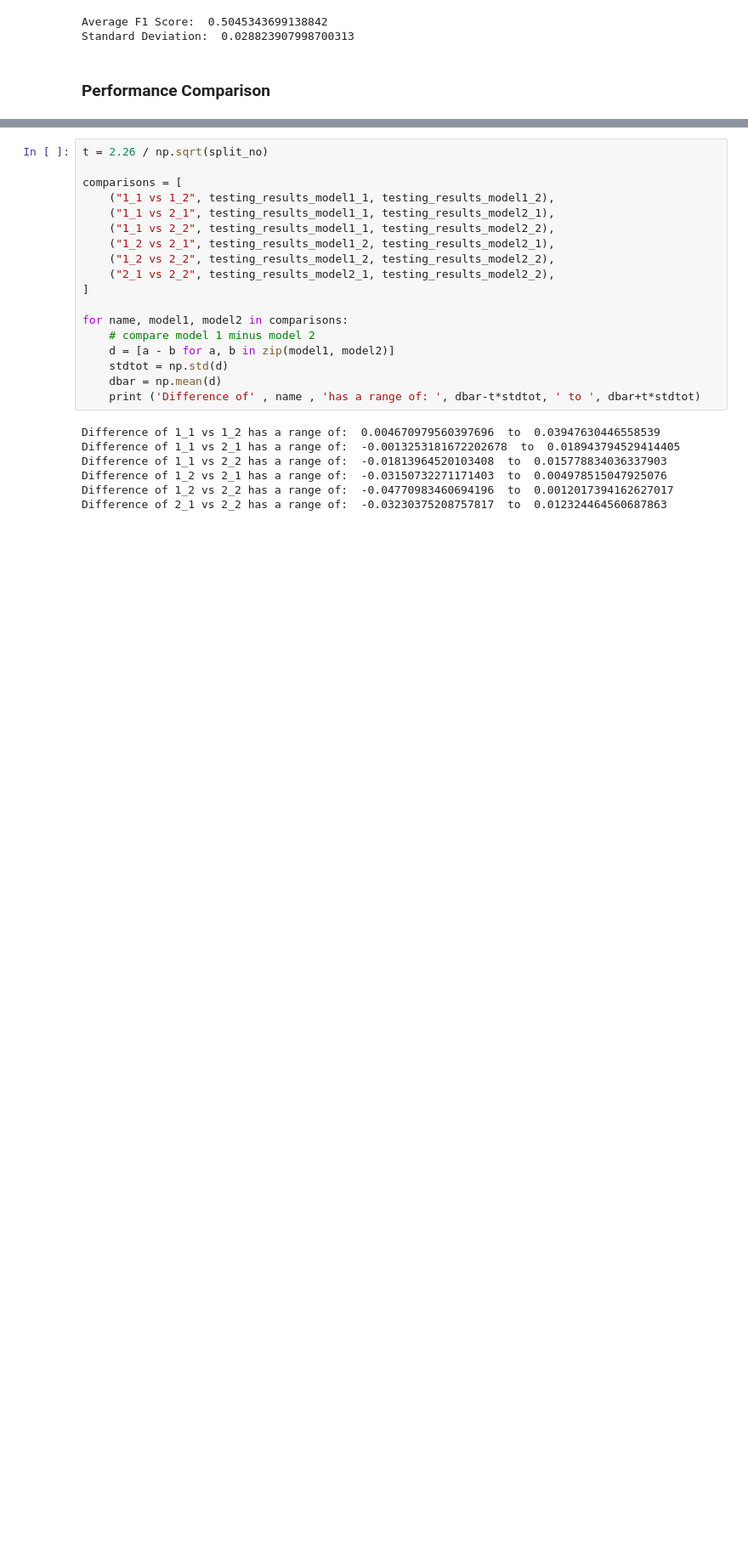
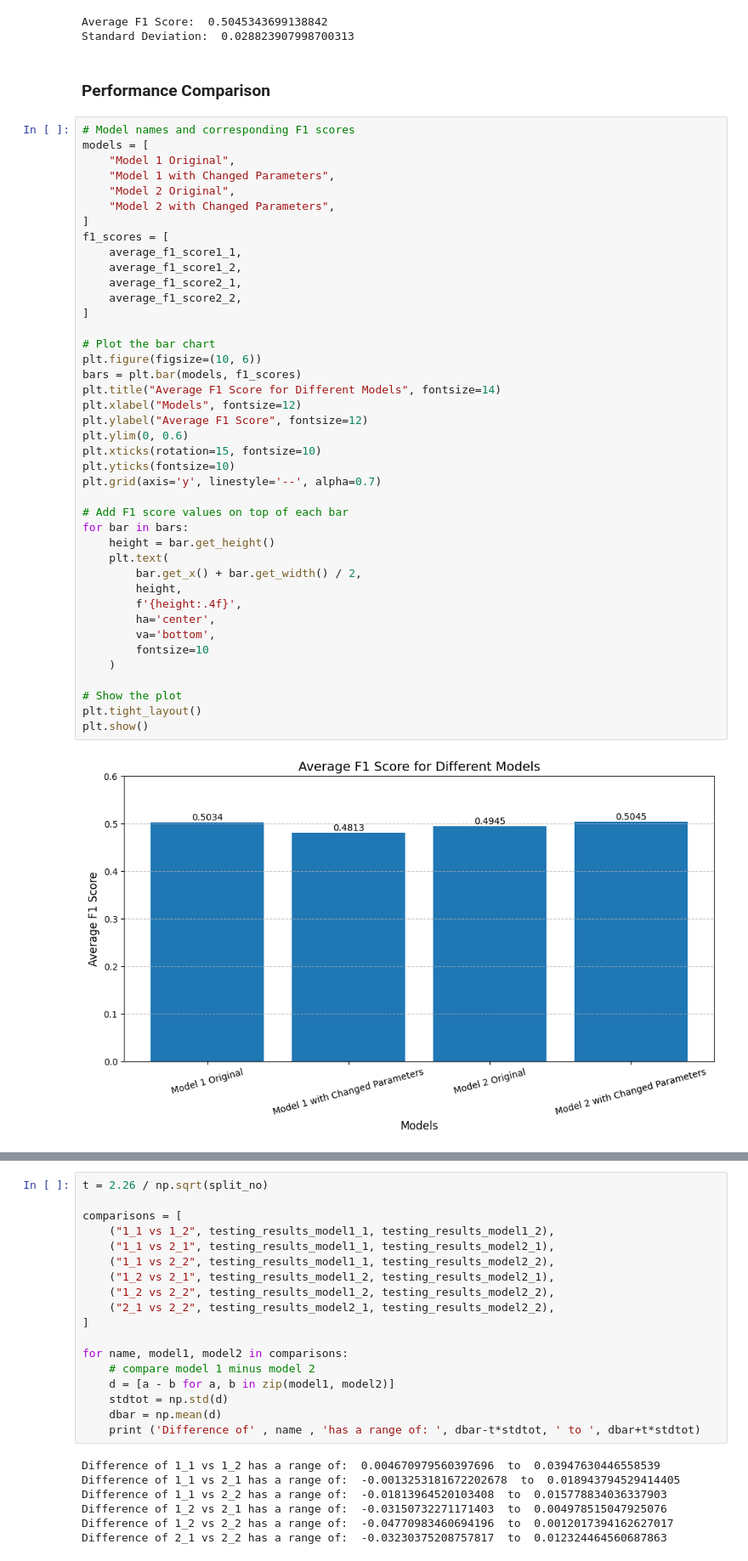
Before and after one commit to KayM586/ML6, a Jupyter notebook: Final.ipynb, the cells around one changed output, grey strips where cells are left out. Shown at 85% size. Drawn from its saved outputs; the diff is of its cells as text; blank space fills up the shorter version.

```diff
--- a/Final.ipynb
+++ b/Final.ipynb
@@ -944,3 +944,46 @@ Average F1 Score:  0.5045343699138842
 Standard Deviation:  0.028823907998700313
 # %% [markdown]
 ### Performance Comparison
+# %%
+# Model names and corresponding F1 scores
+models = [
+    "Model 1 Original",
+    "Model 1 with Changed Parameters",
+    "Model 2 Original",
+    "Model 2 with Changed Parameters",
+]
+f1_scores = [
+    average_f1_score1_1,
+    average_f1_score1_2,
+    average_f1_score2_1,
+    average_f1_score2_2,
+]
+
+# Plot the bar chart
+plt.figure(figsize=(10, 6))
+bars = plt.bar(models, f1_scores)
+plt.title("Average F1 Score for Different Models", fontsize=14)
+plt.xlabel("Models", fontsize=12)
+plt.ylabel("Average F1 Score", fontsize=12)
+plt.ylim(0, 0.6)
+plt.xticks(rotation=15, fontsize=10)
+plt.yticks(fontsize=10)
+plt.grid(axis='y', linestyle='--', alpha=0.7)
+
+# Add F1 score values on top of each bar
+for bar in bars:
+    height = bar.get_height()
+    plt.text(
+        bar.get_x() + bar.get_width() / 2,
+        height,
+        f'{height:.4f}',
+        ha='center',
+        va='bottom',
+        fontsize=10
+    )
+
+# Show the plot
+plt.tight_layout()
+plt.show()
+# %% [output]
+[figure, added]
```
Also changed, not shown: parts of 8 cells of this notebook, 1 other file.
